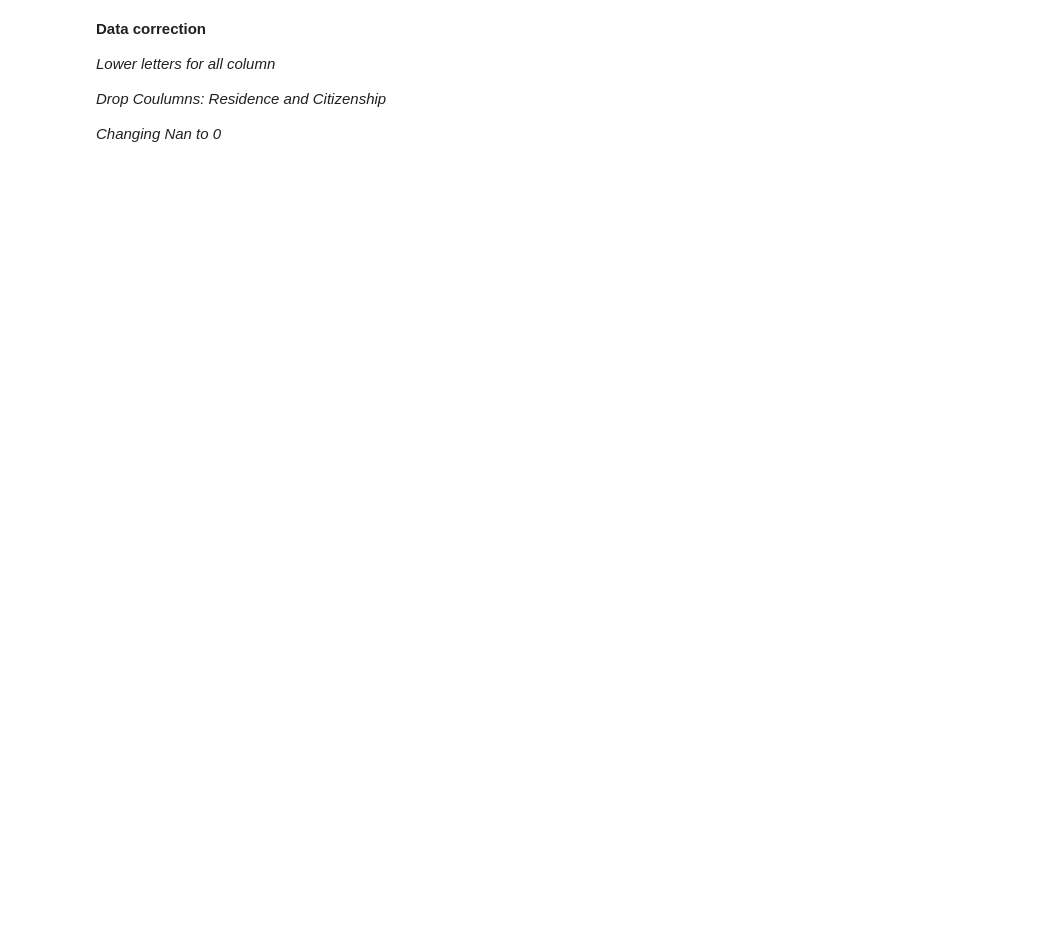
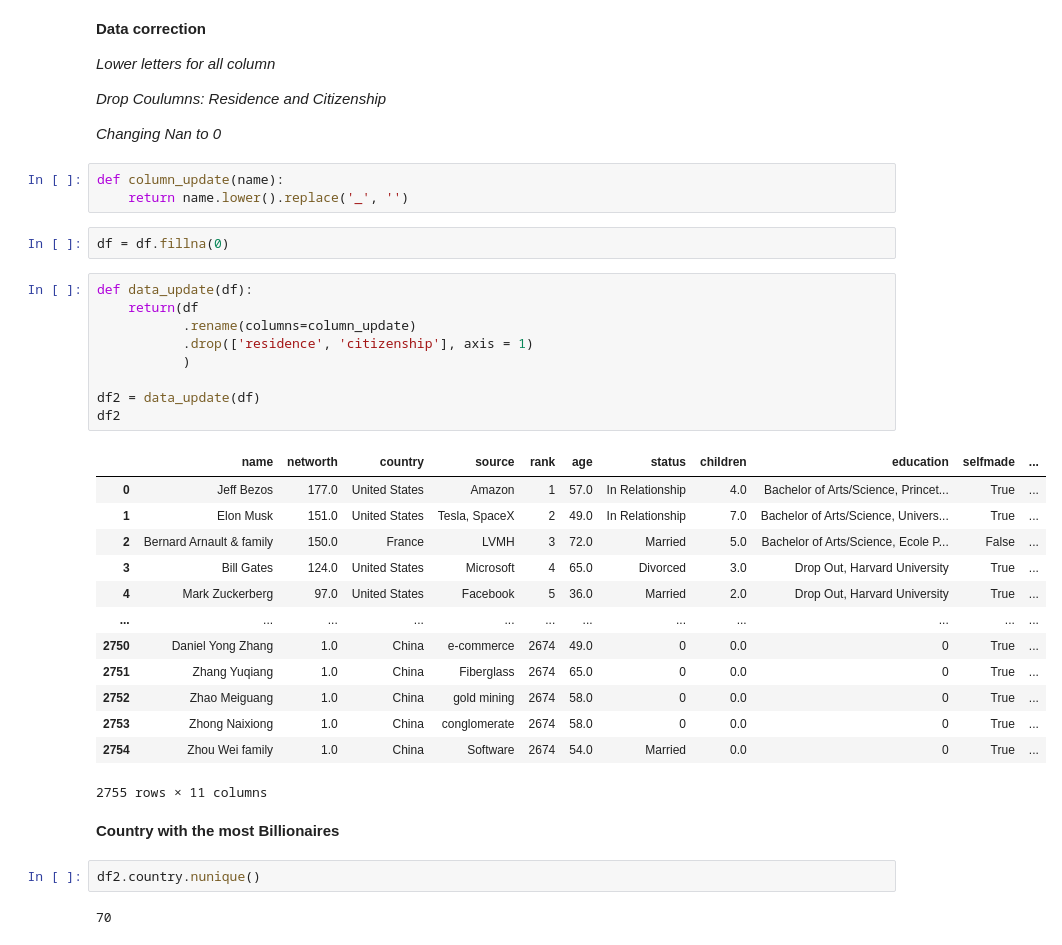
Before and after one commit to Bydyniek6/Forbes_Billionaires_Analysis, a Jupyter notebook: Billionaires.ipynb, the cells around one changed output. Saved outputs shown, nothing was run; the diff lists cells and outputs as text; blank space fills up the shorter version.

```diff
--- a/Billionaires.ipynb
+++ b/Billionaires.ipynb
@@ -71,3 +78,37 @@ df.sample(5)
 *Drop Coulumns: Residence and Citizenship*
 
 *Changing Nan to 0*
+# %%
+def column_update(name):
+    return name.lower().replace('_', '')
+# %%
+df = df.fillna(0)
+# %%
+def data_update(df):
+    return(df
+           .rename(columns=column_update)
+           .drop(['residence', 'citizenship'], axis = 1)
+           )
+
+df2 = data_update(df)
+df2
+# %% [output]
+|  | name | networth | country | source | rank | age | status | children | education | selfmade | ... |
+| 0 | Jeff Bezos | 177.0 | United States | Amazon | 1 | 57.0 | In Relationship | 4.0 | Bachelor of Arts/Science, Princet... | True | ... |
+| 1 | Elon Musk | 151.0 | United States | Tesla, SpaceX | 2 | 49.0 | In Relationship | 7.0 | Bachelor of Arts/Science, Univers... | True | ... |
+| 2 | Bernard Arnault & family | 150.0 | France | LVMH | 3 | 72.0 | Married | 5.0 | Bachelor of Arts/Science, Ecole P... | False | ... |
+| 3 | Bill Gates | 124.0 | United States | Microsoft | 4 | 65.0 | Divorced | 3.0 | Drop Out, Harvard University | True | ... |
+| 4 | Mark Zuckerberg | 97.0 | United States | Facebook | 5 | 36.0 | Married | 2.0 | Drop Out, Harvard University | True | ... |
+| ... | ... | ... | ... | ... | ... | ... | ... | ... | ... | ... | ... |
+| 2750 | Daniel Yong Zhang | 1.0 | China | e-commerce | 2674 | 49.0 | 0 | 0.0 | 0 | True | ... |
+| 2751 | Zhang Yuqiang | 1.0 | China | Fiberglass | 2674 | 65.0 | 0 | 0.0 | 0 | True | ... |
+| 2752 | Zhao Meiguang | 1.0 | China | gold mining | 2674 | 58.0 | 0 | 0.0 | 0 | True | ... |
+| 2753 | Zhong Naixiong | 1.0 | China | conglomerate | 2674 | 58.0 | 0 | 0.0 | 0 | True | ... |
+| 2754 | Zhou Wei family | 1.0 | China | Software | 2674 | 54.0 | Married | 0.0 | 0 | True | ... |
+2755 rows × 11 columns
+# %% [markdown]
+**Country with the most Billionaires**
+# %%
+df2.country.nunique()
+# %% [output]
+70
```
Also changed, not shown: parts of 6 cells of this notebook.
